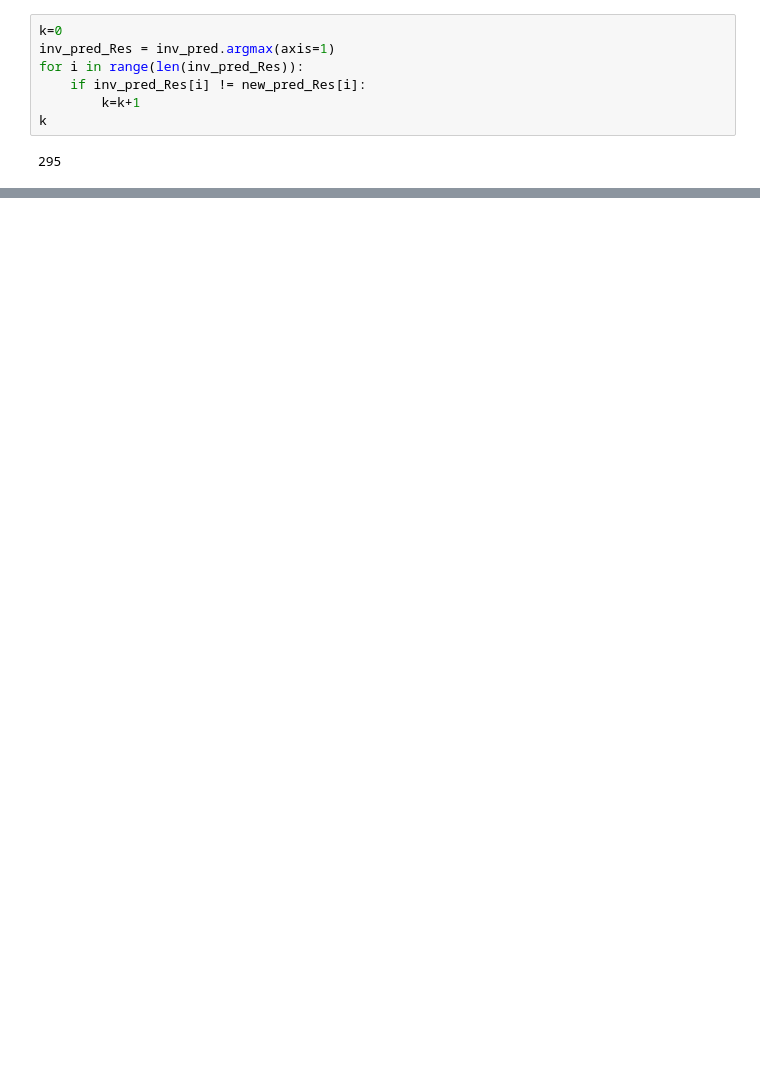
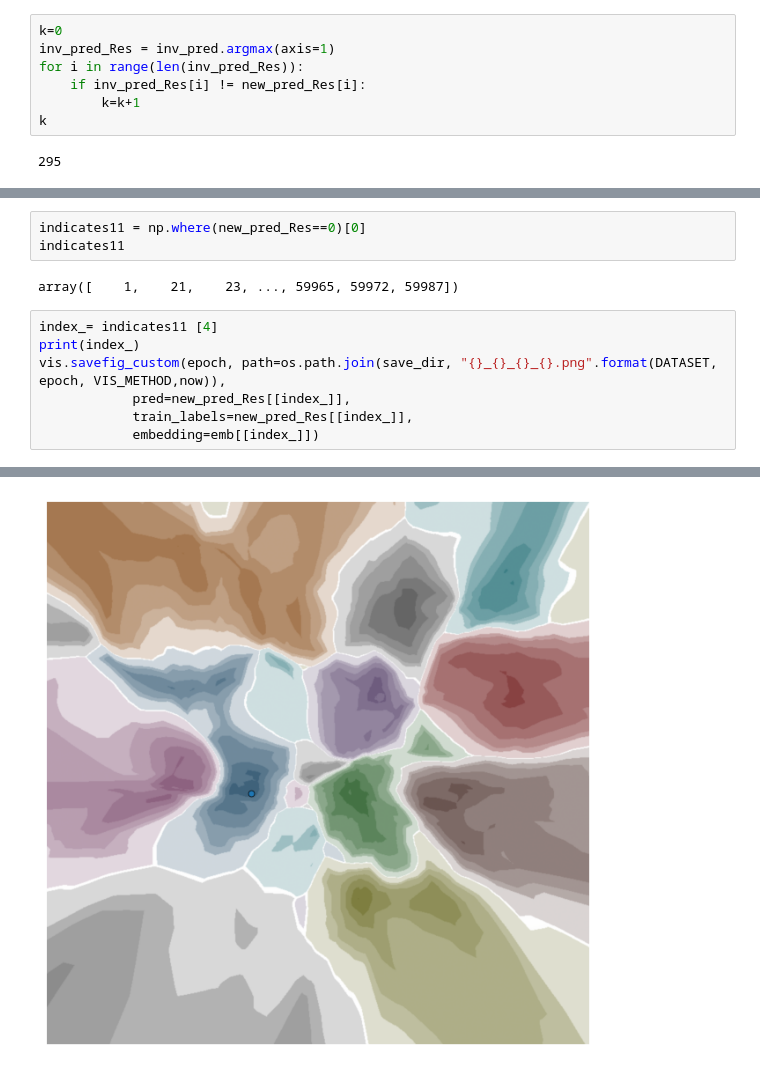
Before and after one commit to code-philia/Trustvis, a Jupyter notebook: freeze_decoder.ipynb, the cells around one changed output, grey strips where cells are left out. Cells and saved outputs as stored; diff of their text form; blank space fills up the shorter version.

```diff
--- a/freeze_decoder.ipynb
+++ b/freeze_decoder.ipynb
@@ -686,0 +578,13 @@ k
+# %%
+indicates11 = np.where(new_pred_Res==0)[0]
+indicates11
+# %% [output]
+array([    1,    21,    23, ..., 59965, 59972, 59987])
+# %%
+index_= indicates11 [4]
+print(index_)
+vis.savefig_custom(epoch, path=os.path.join(save_dir, "{}_{}_{}_{}.png".format(DATASET, epoch, VIS_METHOD,now)),
+            pred=new_pred_Res[[index_]],
+            train_labels=new_pred_Res[[index_]],
+            embedding=emb[[index_]])
+# %% [output]
@@ -686,0 +597 @@ k
+[figure, added]
```
Also changed, not shown: parts of 23 cells of this notebook, 2 other files.
